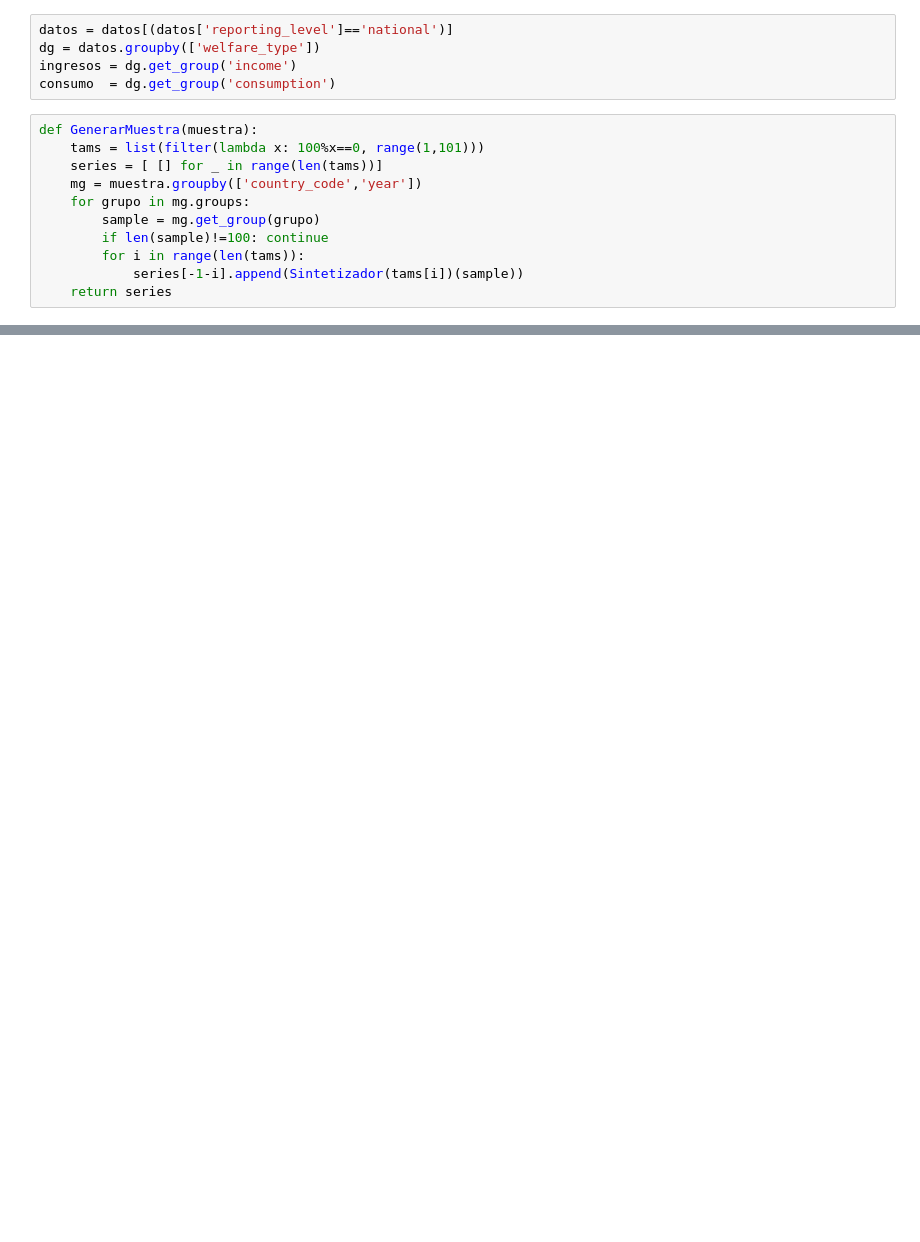
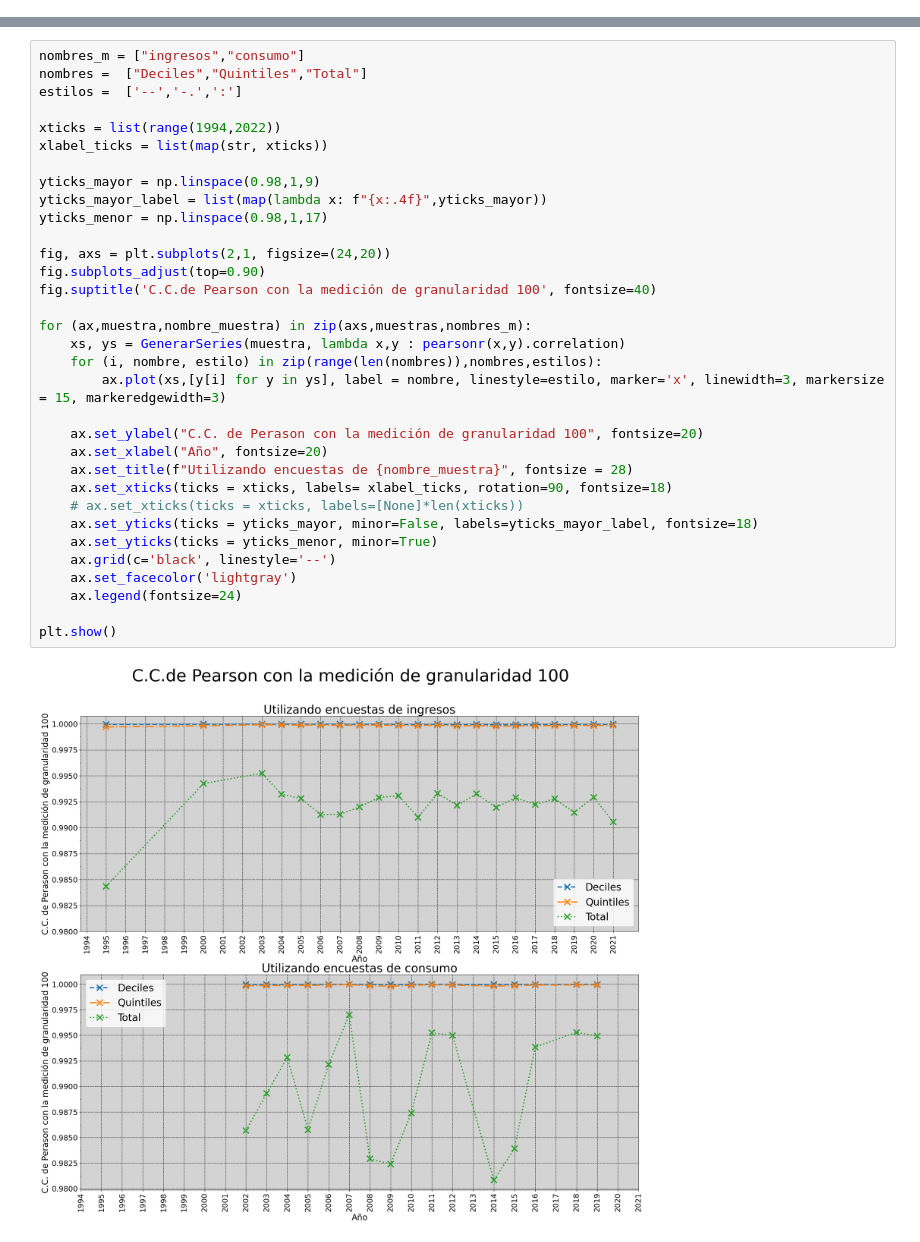
Before and after one commit to LautaroLasorsa/Tesis-LCD-Lasorsa, a Jupyter notebook: scripts/temporal.ipynb, the cells around one changed output, grey strips where cells are left out. Drawn from its saved outputs; the diff is of its cells as text; blank space fills up the shorter version.

```diff
--- a/scripts/temporal.ipynb
+++ b/scripts/temporal.ipynb
@@ -25,16 +0,0 @@ Index(['country_code', 'year', 'reporting_level', 'welfare_type', 'percentile',
-# %%
-datos = datos[(datos['reporting_level']=='national')]
-dg = datos.groupby(['welfare_type'])
-ingresos = dg.get_group('income')
-consumo  = dg.get_group('consumption')
-# %%
-def GenerarMuestra(muestra):
-    tams = list(filter(lambda x: 100%x==0, range(1,101)))
-    series = [ [] for _ in range(len(tams))]
-    mg = muestra.groupby(['country_code','year'])
-    for grupo in mg.groups:
-        sample = mg.get_group(grupo)
-        if len(sample)!=100: continue
-        for i in range(len(tams)):
-            series[-1-i].append(Sintetizador(tams[i])(sample))
-    return series
@@ -201,0 +74,35 @@ Text(0.5, 0.98, 'Correlación vs tomar 100 grupos')
+# %%
+nombres_m = ["ingresos","consumo"]
+nombres =  ["Deciles","Quintiles","Total"]
+estilos =  ['--','-.',':']
+
+xticks = list(range(1994,2022))
+xlabel_ticks = list(map(str, xticks))
+
+yticks_mayor = np.linspace(0.98,1,9)
+yticks_mayor_label = list(map(lambda x: f"{x:.4f}",yticks_mayor))
+yticks_menor = np.linspace(0.98,1,17)
+
+fig, axs = plt.subplots(2,1, figsize=(24,20))
+fig.subplots_adjust(top=0.90)
+fig.suptitle('C.C.de Pearson con la medición de granularidad 100', fontsize=40)
+
+for (ax,muestra,nombre_muestra) in zip(axs,muestras,nombres_m):
+    xs, ys = GenerarSeries(muestra, lambda x,y : pearsonr(x,y).correlation)
+    for (i, nombre, estilo) in zip(range(len(nombres)),nombres,estilos):
+        ax.plot(xs,[y[i] for y in ys], label = nombre, linestyle=estilo, marker='x', linewidth=3, markersize = 15, markeredgewidth=3)
+
+    ax.set_ylabel("C.C. de Perason con la medición de granularidad 100", fontsize=20)
+    ax.set_xlabel("Año", fontsize=20)
+    ax.set_title(f"Utilizando encuestas de {nombre_muestra}", fontsize = 28)
+    ax.set_xticks(ticks = xticks, labels= xlabel_ticks, rotation=90, fontsize=18)
+    # ax.set_xticks(ticks = xticks, labels=[None]*len(xticks))
+    ax.set_yticks(ticks = yticks_mayor, minor=False, labels=yticks_mayor_label, fontsize=18)
+    ax.set_yticks(ticks = yticks_menor, minor=True)
+    ax.grid(c='black', linestyle='--')
+    ax.set_facecolor('lightgray')
+    ax.legend(fontsize=24)
+
+plt.show()
+# %% [output]
+[figure, added]
```
Also changed, not shown: parts of 11 cells of this notebook, 26 other files.
